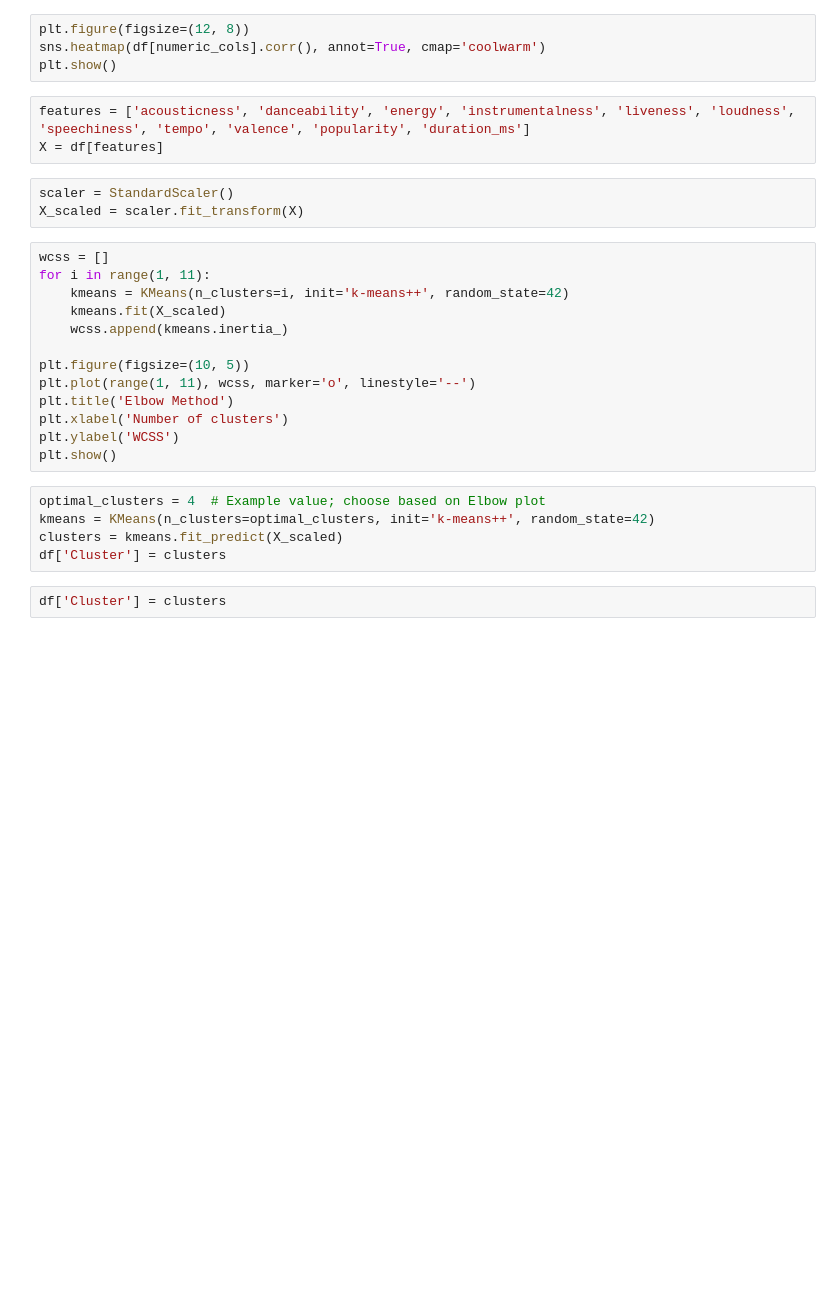
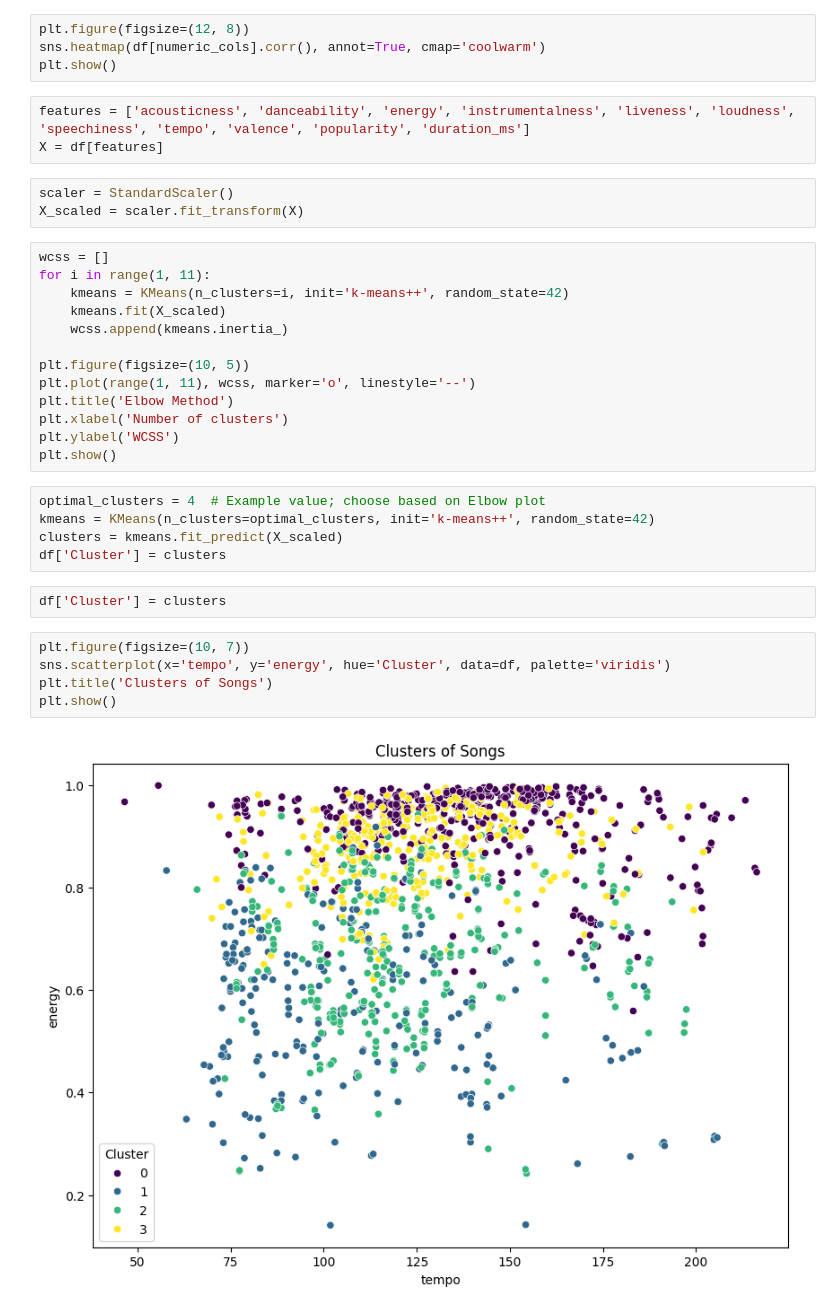
Before and after one commit to gauransh415/Spotify_cohorts, a Jupyter notebook: main.ipynb, the cells around one changed output. Saved outputs shown, nothing was run; the diff lists cells and outputs as text; blank space fills up the shorter version.

Commit message:
feat: Refactor code to assign clusters based on K-means algorithm

```diff
--- a/main.ipynb
+++ b/main.ipynb
@@ -44,3 +44,10 @@ clusters = kmeans.fit_predict(X_scaled)
 df['Cluster'] = clusters
 # %%
 df['Cluster'] = clusters
+# %%
+plt.figure(figsize=(10, 7))
+sns.scatterplot(x='tempo', y='energy', hue='Cluster', data=df, palette='viridis')
+plt.title('Clusters of Songs')
+plt.show()
+# %% [output]
+[figure, added]
```
